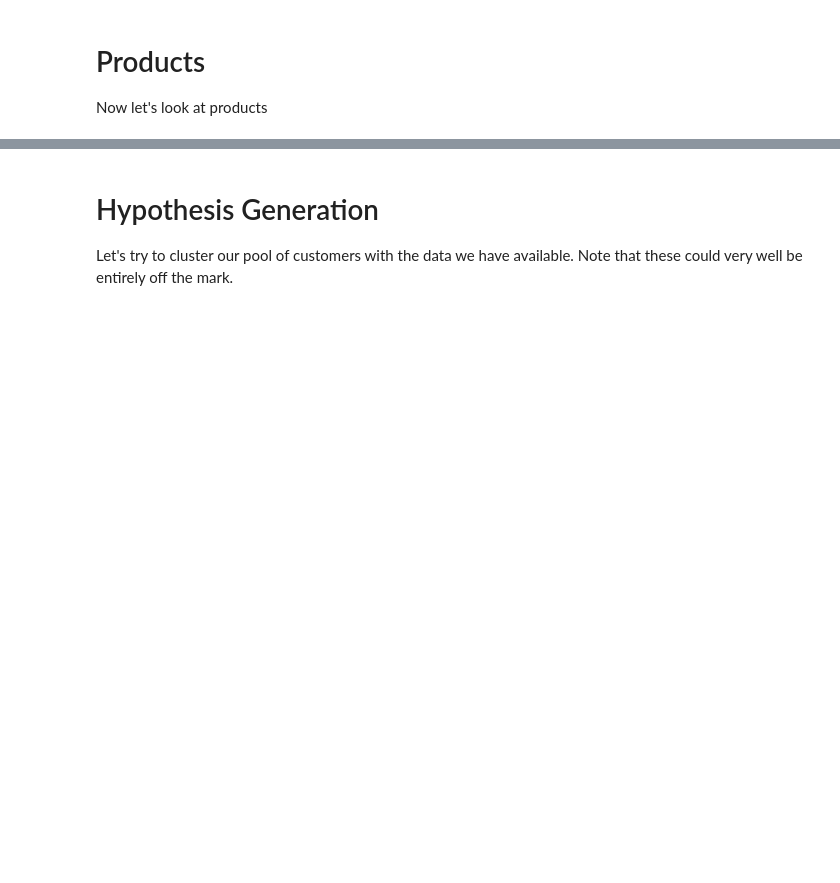
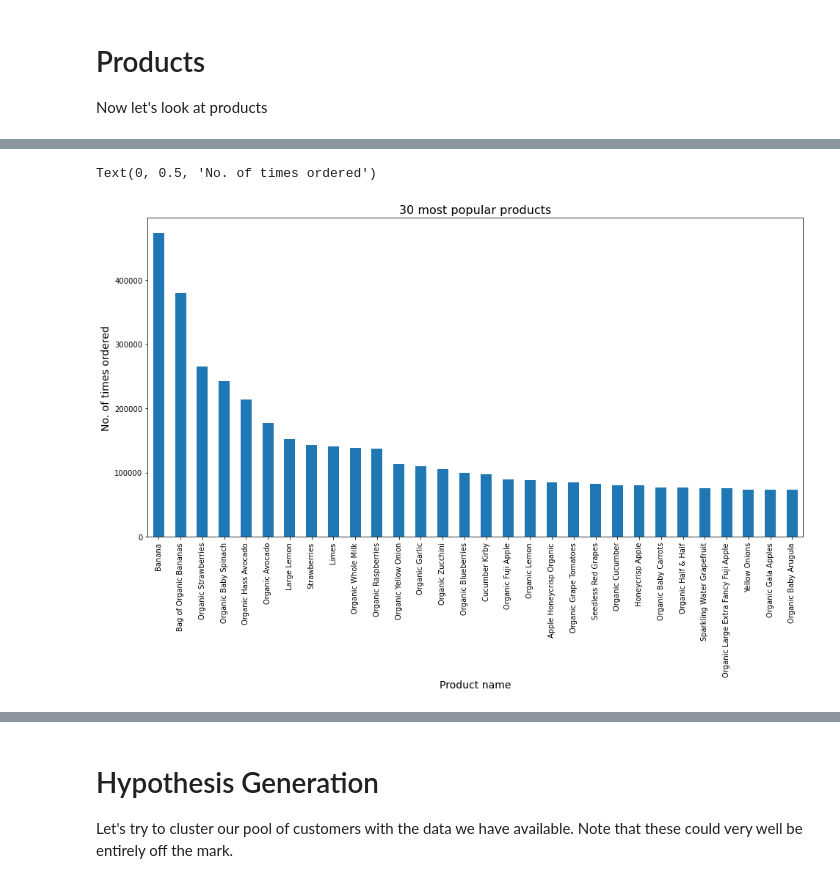
Before and after one commit to maaverik/adventures-in-data-science, a Jupyter notebook: instacart-basket-analysis EDA.ipynb, the cells around one changed output, grey strips where cells are left out. Cells and saved outputs as stored; diff of their text form; code cells hidden in the pictures; blank space fills up the shorter version.

```diff
--- a/instacart-basket-analysis EDA.ipynb
+++ b/instacart-basket-analysis EDA.ipynb
@@ -111,5 +247,8 @@ ax.set_ylabel('No. of orders from this dept', fontsize=14)
 # %%
-ax = order_details['aisle'].value_counts(sort=True).head(30).plot(kind='bar', figsize=(16,8), fontsize=10)
-ax.set_title('Aisle popularities',fontsize=16)
-ax.set_xlabel('Aisle name', fontsize=14)
-ax.set_ylabel('No. of orders from this aisle', fontsize=14)
+ax = order_details['product_name'].value_counts(sort=True).head(30).plot(kind='bar', figsize=(16,8), fontsize=10)
+ax.set_title('30 most popular products',fontsize=16)
+ax.set_xlabel('Product name', fontsize=14)
+ax.set_ylabel('No. of times ordered', fontsize=14)
+# %% [output]
+Text(0, 0.5, 'No. of times ordered')
+[figure, added]
```
Also changed, not shown: parts of 53 cells of this notebook.
